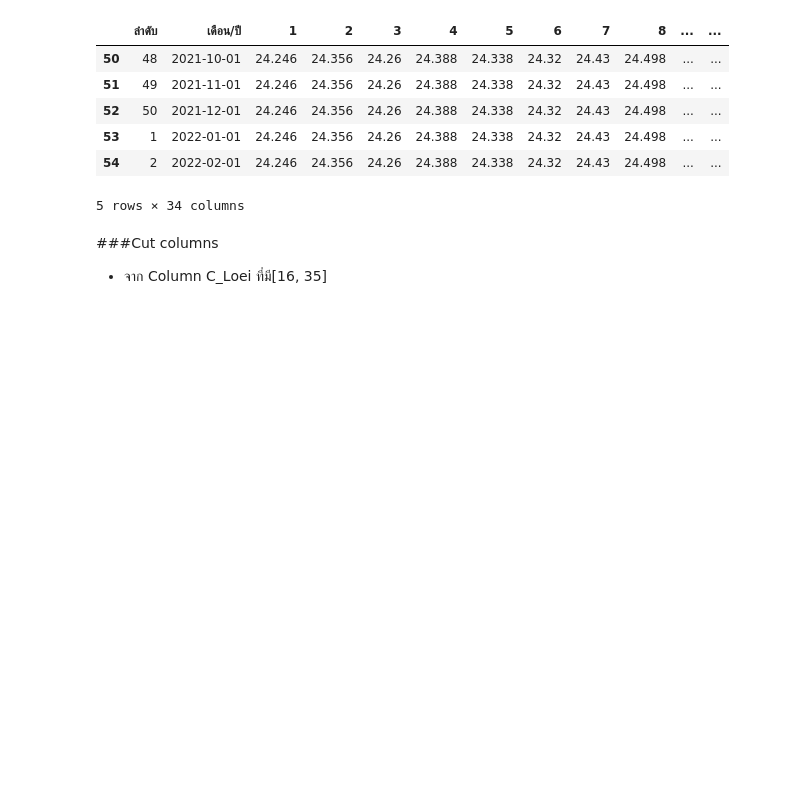
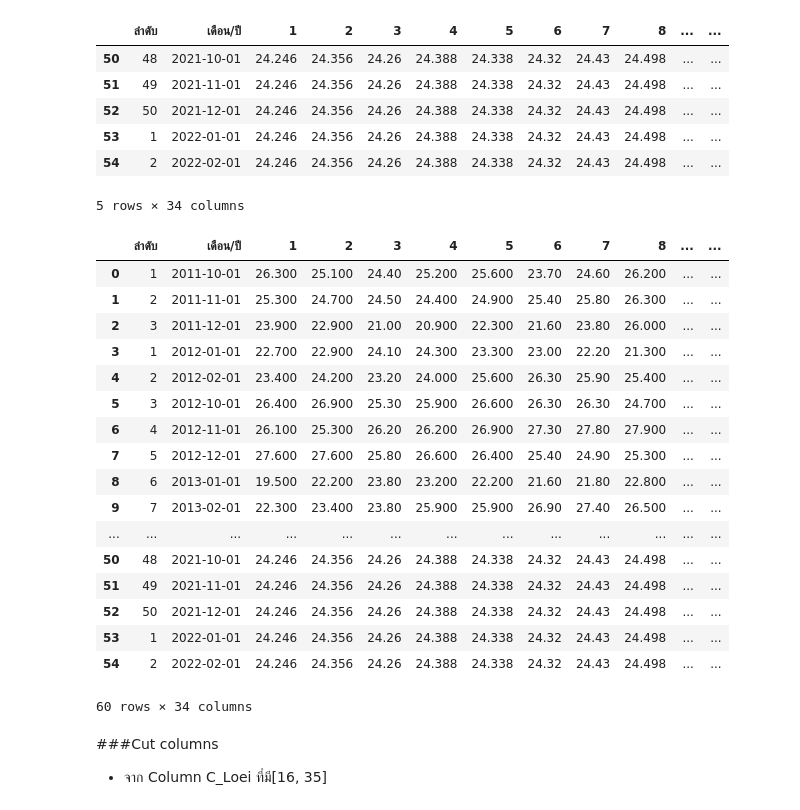
Before and after one commit to ananyapoonsawat/BSC_DPDM23, a Jupyter notebook: midterm_bscdpdm23.ipynb, the cells around one changed output. Saved outputs shown, nothing was run; the diff lists cells and outputs as text; code cells hidden in the pictures; blank space fills up the shorter version.

```diff
--- a/midterm_bscdpdm23.ipynb
+++ b/midterm_bscdpdm23.ipynb
@@ -1145,5 +1143,5 @@ ROWDRY
 | 54 | 2 | 2022-02-01 | 24.246 | 24.356 | 24.26 | 24.388 | 24.338 | 24.32 | 24.43 | 24.498 | ... | ... |
 5 rows × 34 columns
 # %%
-DRY_Loei =pd.concat([DRY_Loei,ROWDRY])
+DRY_Loei111 =pd.concat([DRY_Loei,ROWDRY])
 # %%
@@ -1156,3 +1154,24 @@ DRY_Loei.tail()
 | 53 | 1 | 2022-01-01 | 24.246 | 24.356 | 24.26 | 24.388 | 24.338 | 24.32 | 24.43 | 24.498 | ... | ... |
 | 54 | 2 | 2022-02-01 | 24.246 | 24.356 | 24.26 | 24.388 | 24.338 | 24.32 | 24.43 | 24.498 | ... | ... |
 5 rows × 34 columns
+# %%
+DRY_Loei111
+# %% [output]
+|  | ลำดับ | เดือน/ปี | 1 | 2 | 3 | 4 | 5 | 6 | 7 | 8 | ... | ... |
+| 0 | 1 | 2011-10-01 | 26.300 | 25.100 | 24.40 | 25.200 | 25.600 | 23.70 | 24.60 | 26.200 | ... | ... |
+| 1 | 2 | 2011-11-01 | 25.300 | 24.700 | 24.50 | 24.400 | 24.900 | 25.40 | 25.80 | 26.300 | ... | ... |
+| 2 | 3 | 2011-12-01 | 23.900 | 22.900 | 21.00 | 20.900 | 22.300 | 21.60 | 23.80 | 26.000 | ... | ... |
+| 3 | 1 | 2012-01-01 | 22.700 | 22.900 | 24.10 | 24.300 | 23.300 | 23.00 | 22.20 | 21.300 | ... | ... |
+| 4 | 2 | 2012-02-01 | 23.400 | 24.200 | 23.20 | 24.000 | 25.600 | 26.30 | 25.90 | 25.400 | ... | ... |
+| 5 | 3 | 2012-10-01 | 26.400 | 26.900 | 25.30 | 25.900 | 26.600 | 26.30 | 26.30 | 24.700 | ... | ... |
+| 6 | 4 | 2012-11-01 | 26.100 | 25.300 | 26.20 | 26.200 | 26.900 | 27.30 | 27.80 | 27.900 | ... | ... |
+| 7 | 5 | 2012-12-01 | 27.600 | 27.600 | 25.80 | 26.600 | 26.400 | 25.40 | 24.90 | 25.300 | ... | ... |
+| 8 | 6 | 2013-01-01 | 19.500 | 22.200 | 23.80 | 23.200 | 22.200 | 21.60 | 21.80 | 22.800 | ... | ... |
+| 9 | 7 | 2013-02-01 | 22.300 | 23.400 | 23.80 | 25.900 | 25.900 | 26.90 | 27.40 | 26.500 | ... | ... |
+| ... | ... | ... | ... | ... | ... | ... | ... | ... | ... | ... | ... | ... |
+| 50 | 48 | 2021-10-01 | 24.246 | 24.356 | 24.26 | 24.388 | 24.338 | 24.32 | 24.43 | 24.498 | ... | ... |
+| 51 | 49 | 2021-11-01 | 24.246 | 24.356 | 24.26 | 24.388 | 24.338 | 24.32 | 24.43 | 24.498 | ... | ... |
+| 52 | 50 | 2021-12-01 | 24.246 | 24.356 | 24.26 | 24.388 | 24.338 | 24.32 | 24.43 | 24.498 | ... | ... |
+| 53 | 1 | 2022-01-01 | 24.246 | 24.356 | 24.26 | 24.388 | 24.338 | 24.32 | 24.43 | 24.498 | ... | ... |
+| 54 | 2 | 2022-02-01 | 24.246 | 24.356 | 24.26 | 24.388 | 24.338 | 24.32 | 24.43 | 24.498 | ... | ... |
+60 rows × 34 columns
```
Also changed, not shown: parts of 10 cells of this notebook.
